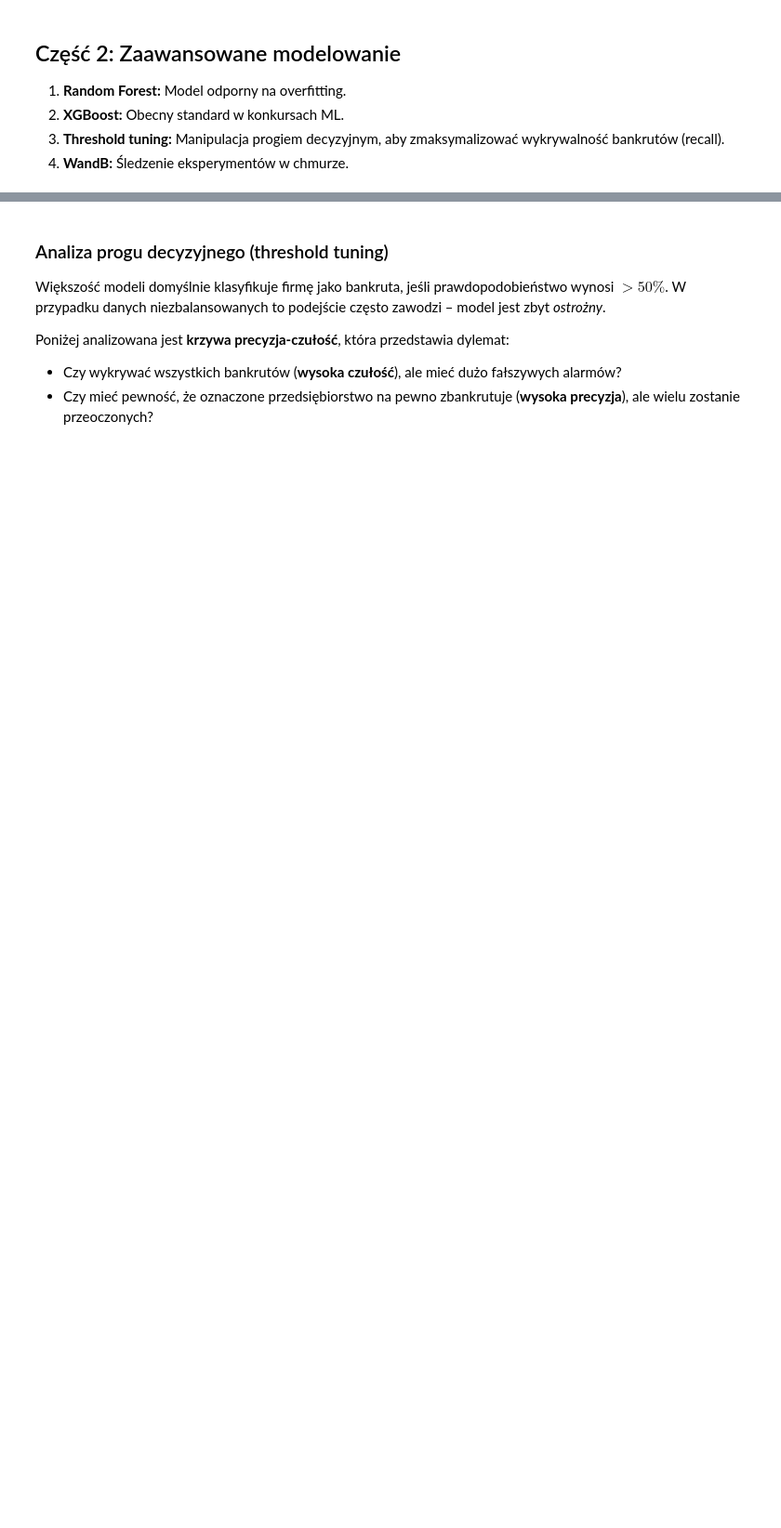
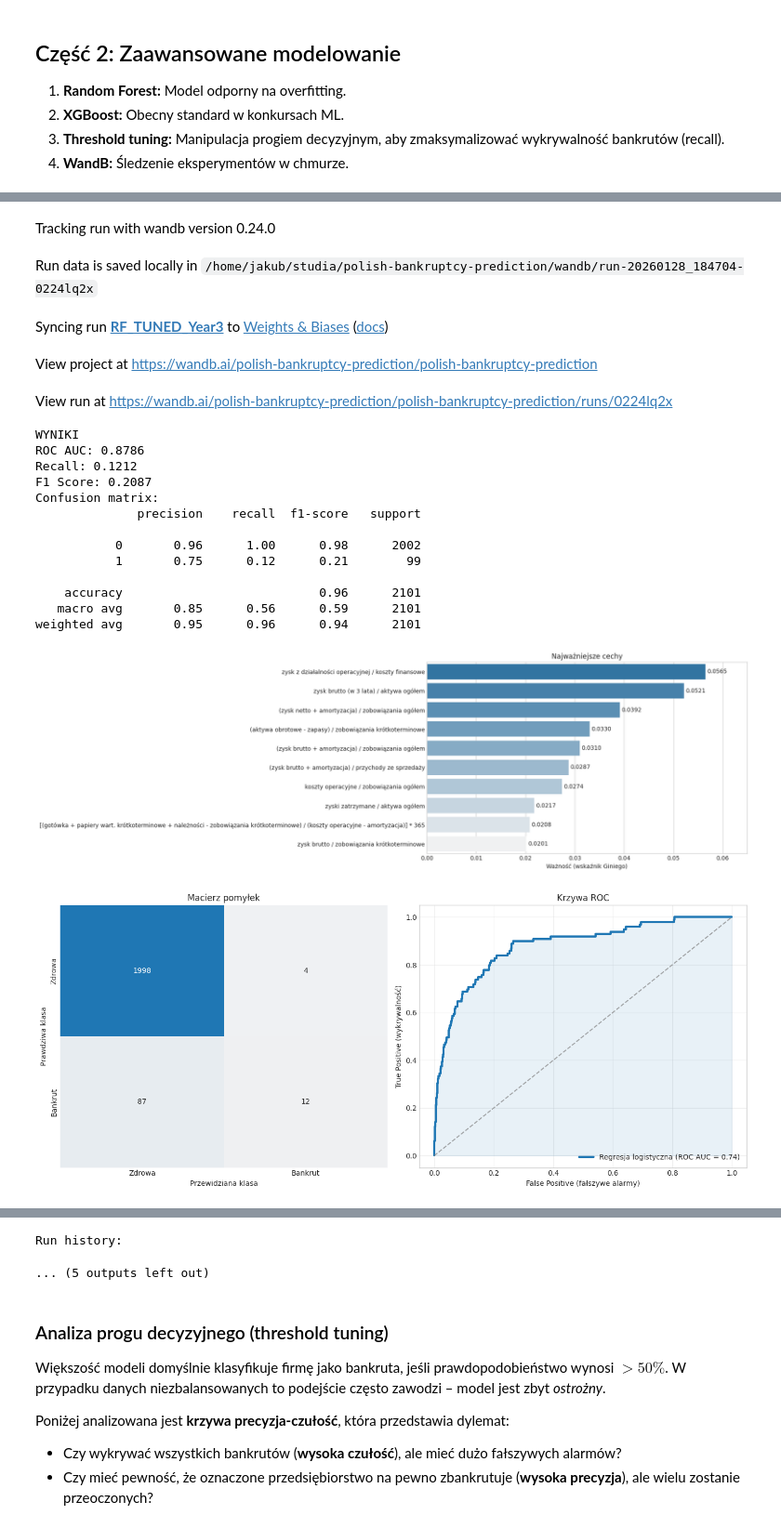
Before and after one commit to scbpls/polish-bankruptcy-prediction, a Jupyter notebook: main.ipynb, the cells around one changed output, grey strips where cells are left out. Shown at 93% size. Cells and saved outputs as stored; diff of their text form; code cells hidden in the pictures; blank space fills up the shorter version.

```diff
--- a/main.ipynb
+++ b/main.ipynb
@@ -490,28 +648,29 @@ print(f"F1 Score: {f1_score_rf:.4f}")
 print("Confusion matrix:")
 print(classification_report(y_test, y_pred_rf))
 
-# 7. WIZUALIZACJA WAŻNOŚCI CECH
+# 7. WIZUALIZACJE
+# Ważność cech
 importances = rf_model.feature_importances_
 feature_imp_df = (
     pd.DataFrame({"Feature": X_train_scaled.columns, "Importance": importances})
     .sort_values(by="Importance", ascending=False)
     .head(10)
 )
-
 feature_imp_df["Opis"] = (
     feature_imp_df["Feature"].map(attributes_pl).fillna(feature_imp_df["Feature"])
 )
 
 plt.figure(figsize=(10, 6))
-custom_palette = sns.light_palette(COLOR_HEALTHY, n_colors=10, reverse=True)
+
 ax = sns.barplot(
     x="Importance",
     y="Opis",
     hue="Opis",
     data=feature_imp_df,
-    palette=custom_palette,
+    palette=CMAP_IMPORTANCE,
     legend=False,
 )
+
 for container in ax.containers:
     ax.bar_label(container, fmt="%.4f", padding=3)
 
@@ -519,6 +678,40 @@ plt.title("Najważniejsze cechy")
 plt.xlabel("Ważność (wskaźnik Giniego)")
 plt.ylabel("")
 plt.xlim(0, feature_imp_df["Importance"].max() * 1.15)
+plt.show()
+
+fig, ax = plt.subplots(1, 2, figsize=(14, 6))
+
+# Macierz Pomyłek
+cm = confusion_matrix(y_test, y_pred_rf)
+
+sns.heatmap(cm, annot=True, fmt="d", cmap=CMAP_CONFUSION, cbar=False, ax=ax[0])
+
+ax[0].set_title("Macierz pomyłek")
+ax[0].set_xlabel("Przewidziana klasa")
+ax[0].set_ylabel("Prawdziwa klasa")
+ax[0].set_xticklabels(["Zdrowa", "Bankrut"])
+ax[0].set_yticklabels(["Zdrowa", "Bankrut"])
+
+# Krzywa ROC
+fpr, tpr, thresholds = roc_curve(y_test, y_proba_rf)
+
+ax[1].plot(
+    fpr,
+    tpr,
+    label=f"Regresja logistyczna (ROC AUC = {roc_auc_base:.2f})",
+    color=COLOR_HEALTHY,
+    linewidth=3,
+)
+ax[1].fill_between(fpr, tpr, color=COLOR_HEALTHY, alpha=0.1)
+ax[1].plot([0, 1], [0, 1], color="gray", linestyle="--", alpha=0.7)
+ax[1].set_xlabel("False Positive (fałszywe alarmy)")
+ax[1].set_ylabel("True Positive (wykrywalność)")
+ax[1].set_title("Krzywa ROC")
+ax[1].legend(loc="lower right")
+ax[1].grid(alpha=0.3)
+
+plt.tight_layout()
 plt.show()
 
 # 8. LOGOWANIE WYNIKÓW DO WANDB
@@ -538,7 +731,18 @@ wandb.log(
             rf_model.predict_proba(X_test_scaled),
             labels=["Zdrowa", "Bankrut"],
         ),
+        "feature_importance": wandb.plot.bar(
+            wandb.Table(
+                dataframe=feature_imp_df[["Feature", "Opis", "Importance"]].rename(
+                    columns={"Opis": "Description"}
+                )
+            ),
+            "Feature",
+            "Importance",
+            title="Feature Importance",
+        ),
     }
 )
 
 run.finish()
+# %% [output]
@@ -544,0 +756,20 @@ run.finish()
+Tracking run with wandb version 0.24.0
+Run data is saved locally in /home/jakub/studia/polish-bankruptcy-prediction/wandb/run-20260128_184704-0224lq2x
+Syncing run RF_TUNED_Year3 to Weights & Biases (docs)
+View project at https://wandb.ai/polish-bankruptcy-prediction/polish-bankruptcy-prediction
+View run at https://wandb.ai/polish-bankruptcy-prediction/polish-bankruptcy-prediction/runs/0224lq2x
+WYNIKI
+ROC AUC: 0.8786
+Recall: 0.1212
+F1 Score: 0.2087
+Confusion matrix:
+              precision    recall  f1-score   support
+
+           0       0.96      1.00      0.98      2002
+           1       0.75      0.12      0.21        99
+
+    accuracy                           0.96      2101
+   macro avg       0.85      0.56      0.59      2101
+weighted avg       0.95      0.96      0.94      2101
+[figure, added]
+[figure, added]
@@ -545,3 +777,5 @@ run.finish()
+Run history:
+... (5 outputs left out)
 # %% [markdown]
 ### Analiza progu decyzyjnego (threshold tuning)
 
```
Also changed, not shown: parts of 14 cells of this notebook, 1 other file.
